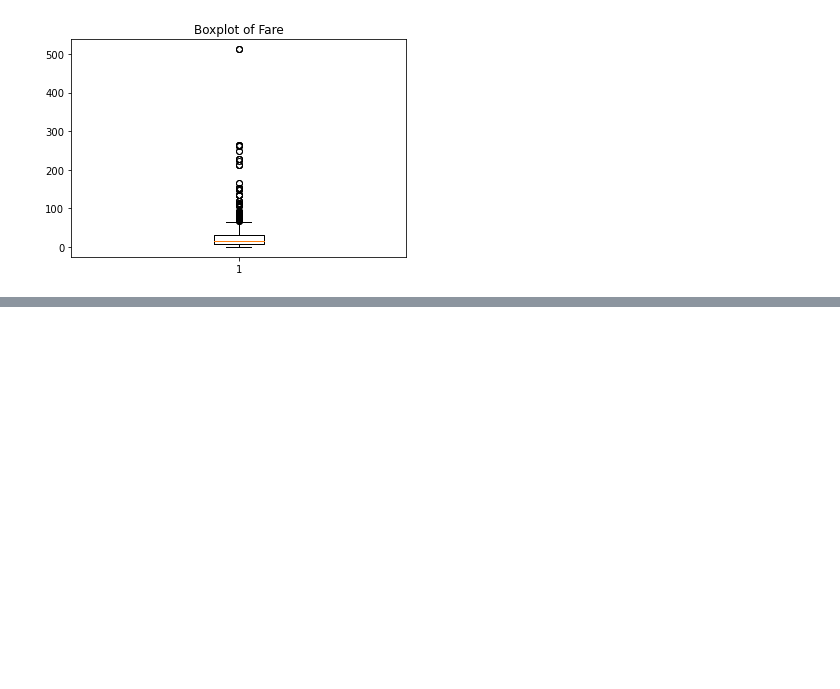
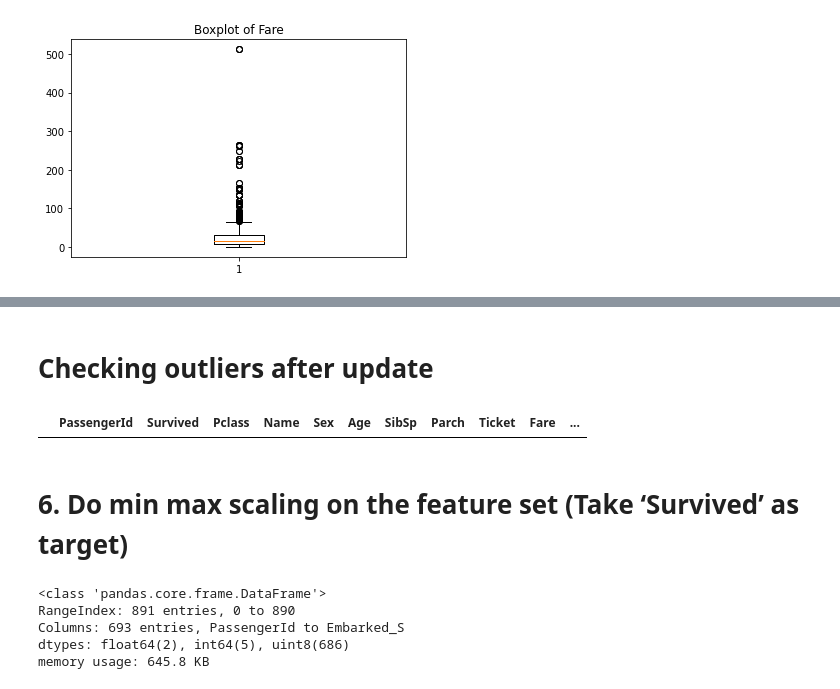
Before and after one commit to nisharkr/Assignments-and-Case-studies, a Jupyter notebook: CaseStudy6PreProcessing.ipynb, the cells around one changed output, grey strips where cells are left out. Cells and saved outputs as stored; diff of their text form; code cells hidden in the pictures; blank space fills up the shorter version.

```diff
--- a/CaseStudy6PreProcessing.ipynb
+++ b/CaseStudy6PreProcessing.ipynb
@@ -223,0 +270,23 @@ Text(0.5, 1.0, 'Boxplot of Fare')
+# %% [markdown]
+# Checking outliers after update
+# %%
+Q1 = ds['Fare'].quantile(0.25)
+Q3 = ds['Fare'].quantile(0.75)
+IQR = Q3 - Q1
+whisker_width = 1.5
+Fare_outliers = ds[(ds['Fare'] < Q1 - whisker_width*IQR) | (ds['Fare'] > Q3 + whisker_width*IQR)]
+Fare_outliers.head()
+# %% [output]
+|  | PassengerId | Survived | Pclass | Name | Sex | Age | SibSp | Parch | Ticket | Fare | ... |
+# %% [markdown]
+# 6. Do min max scaling on the feature set (Take ‘Survived’ as target)
+# %%
+ds.drop(['Name'],axis = 1,inplace=True)
+dsa = pd.get_dummies(ds)
+dsa.info()
+# %% [output]
+<class 'pandas.core.frame.DataFrame'>
+RangeIndex: 891 entries, 0 to 890
+Columns: 693 entries, PassengerId to Embarked_S
+dtypes: float64(2), int64(5), uint8(686)
+memory usage: 645.8 KB
```
Also changed, not shown: parts of 23 cells of this notebook.
